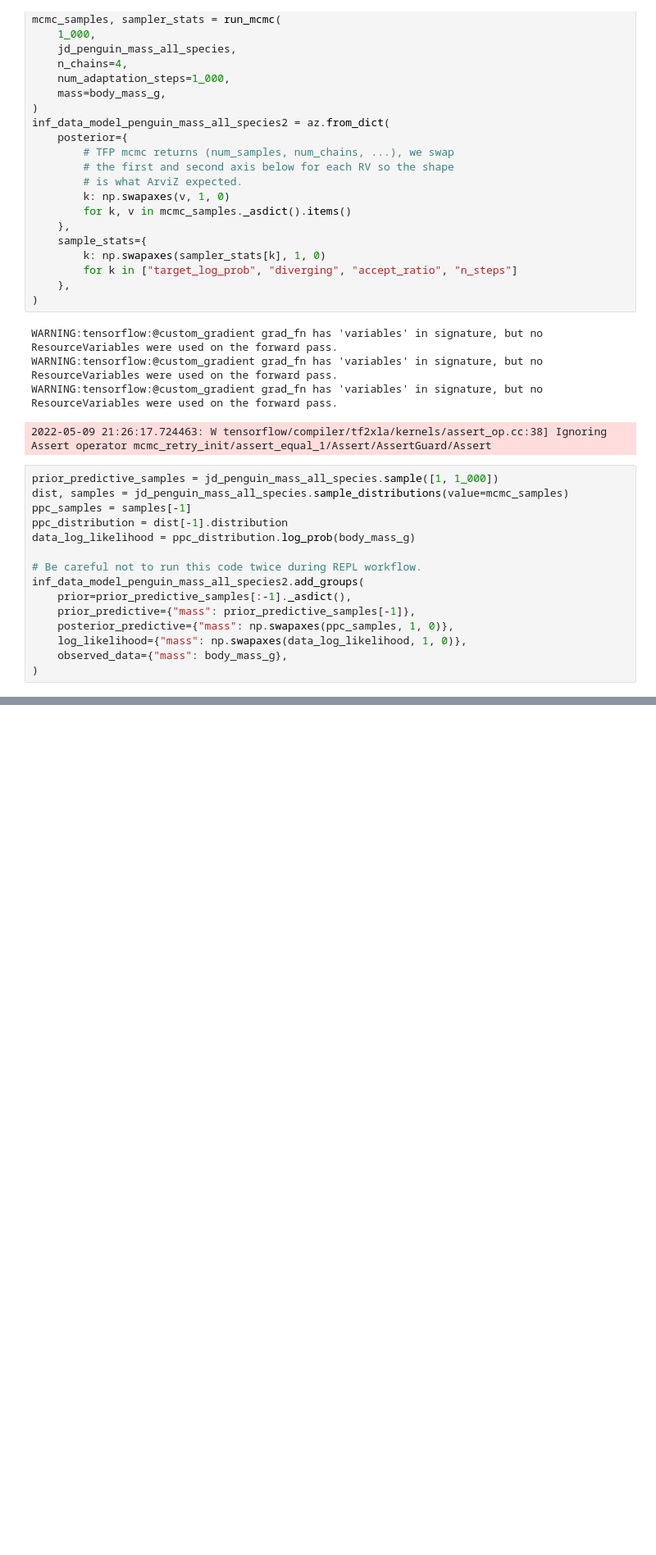
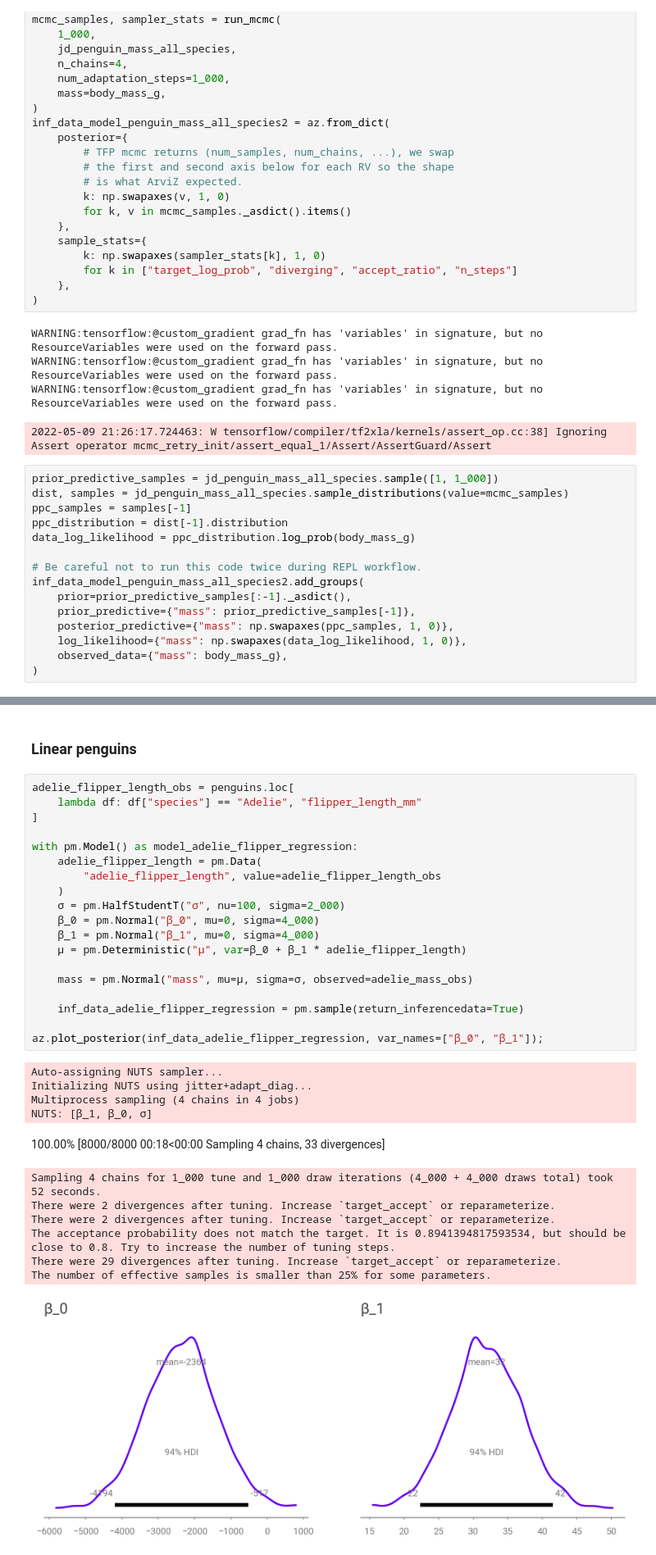
Before and after one commit to paw-lu/bayesian-modeling-computation-python, a Jupyter notebook: notebooks/3_linear_models_and_probabalistic_programming_languages.ipynb, the cells around one changed output, grey strips where cells are left out. Shown at 82% size. Saved outputs shown, nothing was run; the diff lists cells and outputs as text; blank space fills up the shorter version.

Commit message:
:memo: Linear regression on penguins

```diff
--- a/notebooks/3_linear_models_and_probabalistic_programming_languages.ipynb
+++ b/notebooks/3_linear_models_and_probabalistic_programming_languages.ipynb
@@ -241,0 +261,34 @@ inf_data_model_penguin_mass_all_species2.add_groups(
+# %% [markdown]
+### Linear penguins
+# %%
+adelie_flipper_length_obs = penguins.loc[
+    lambda df: df["species"] == "Adelie", "flipper_length_mm"
+]
+
+with pm.Model() as model_adelie_flipper_regression:
+    adelie_flipper_length = pm.Data(
+        "adelie_flipper_length", value=adelie_flipper_length_obs
+    )
+    σ = pm.HalfStudentT("σ", nu=100, sigma=2_000)
+    β_0 = pm.Normal("β_0", mu=0, sigma=4_000)
+    β_1 = pm.Normal("β_1", mu=0, sigma=4_000)
+    μ = pm.Deterministic("μ", var=β_0 + β_1 * adelie_flipper_length)
+
+    mass = pm.Normal("mass", mu=μ, sigma=σ, observed=adelie_mass_obs)
+
+    inf_data_adelie_flipper_regression = pm.sample(return_inferencedata=True)
+
+az.plot_posterior(inf_data_adelie_flipper_regression, var_names=["β_0", "β_1"]);
+# %% [output]
+Auto-assigning NUTS sampler...
+Initializing NUTS using jitter+adapt_diag...
+Multiprocess sampling (4 chains in 4 jobs)
+NUTS: [β_1, β_0, σ]
+100.00% [8000/8000 00:18<00:00 Sampling 4 chains, 33 divergences]
+Sampling 4 chains for 1_000 tune and 1_000 draw iterations (4_000 + 4_000 draws total) took 52 seconds.
+There were 2 divergences after tuning. Increase `target_accept` or reparameterize.
+There were 2 divergences after tuning. Increase `target_accept` or reparameterize.
+The acceptance probability does not match the target. It is 0.8941394817593534, but should be close to 0.8. Try to increase the number of tuning steps.
+There were 29 divergences after tuning. Increase `target_accept` or reparameterize.
+The number of effective samples is smaller than 25% for some parameters.
+[figure, added]
```
Also changed, not shown: parts of 6 cells of this notebook, 2 other files.
